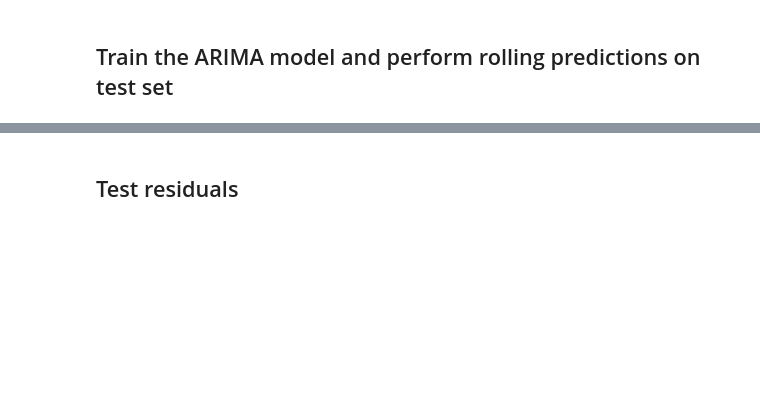
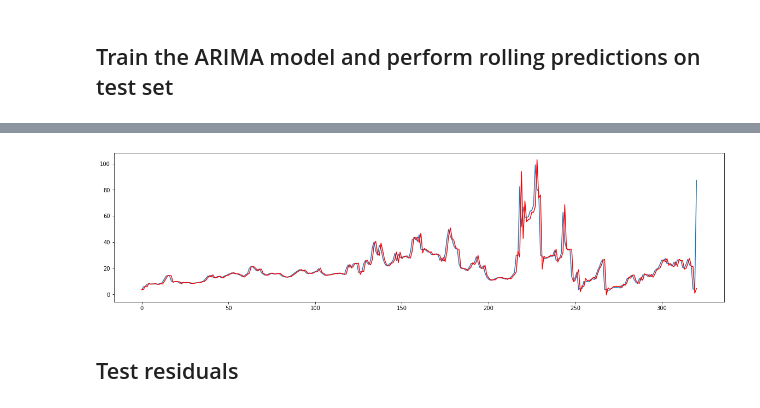
Before and after one commit to UCSD-SEELab/iot-dataset, a Jupyter notebook: hpwren/test_arima.ipynb, the cells around one changed output, grey strips where cells are left out. Drawn from its saved outputs; the diff is of its cells as text; code cells hidden in the pictures; blank space fills up the shorter version.

```diff
--- a/hpwren/test_arima.ipynb
+++ b/hpwren/test_arima.ipynb
@@ -81,8 +140,11 @@ print('Test RMSE: %.3f' % rmse)
 # %%
 # plot forecasts against actual outcomes
+fig = plt.figure(figsize=(20,5))
 plt.plot(np.arange(len(test)), test[feature])
 plt.plot(predictions, color='red')
 plt.show()
+# %% [output]
+[figure, added]
 # %% [markdown]
 ## Test residuals
 # %%
```
Also changed, not shown: parts of 8 cells of this notebook.
